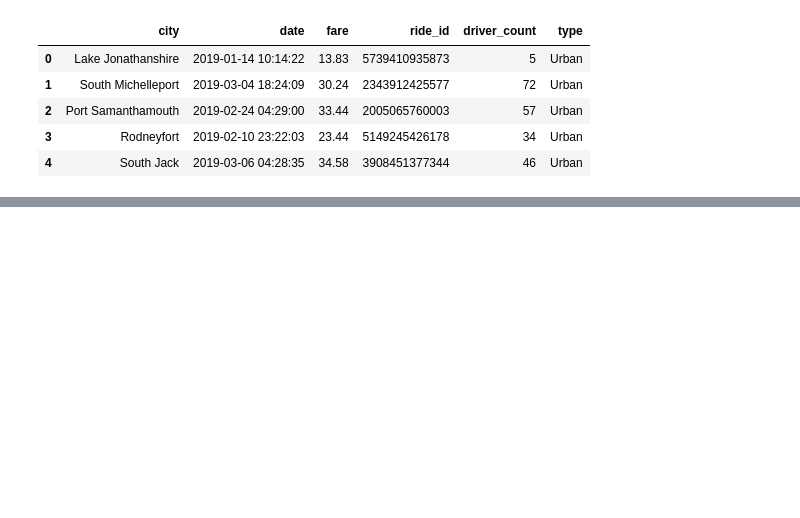
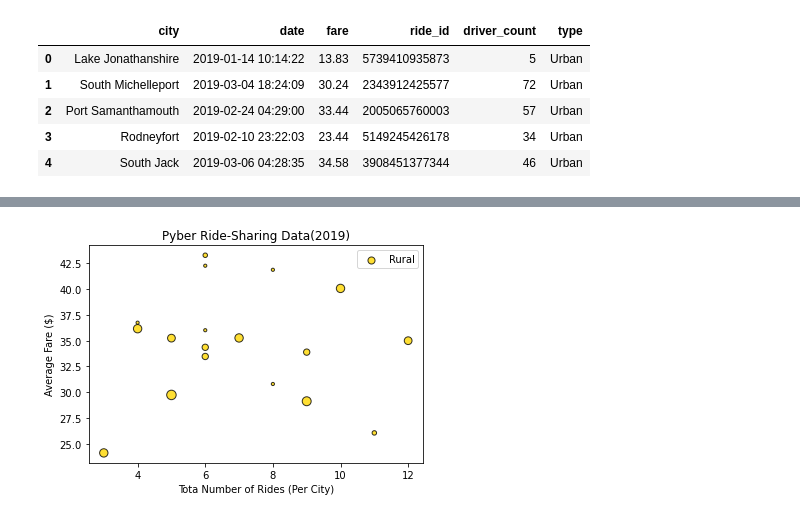
Before and after one commit to shawnkitagawa/PyBer_Analysis, a Jupyter notebook: Pyber.ipynb, the cells around one changed output, grey strips where cells are left out. Cells and saved outputs as stored; diff of their text form; code cells hidden in the pictures; blank space fills up the shorter version.

```diff
--- a/Pyber.ipynb
+++ b/Pyber.ipynb
@@ -116,0 +162,5 @@ pyber_data_df.head()
+# %%
+#Rural city DataFrame
+
+rural_cities_df = pyber_data_df.loc[pyber_data_df["type"] == "Rural"]
+rural_cities_df.head(10)
@@ -116,0 +206,5 @@ pyber_data_df.head()
+# %%
+# Get the number of rides of rural cities
+rural_ride_count = rural_cities_df.groupby(by = "city").count()["ride_id"]
+
+rural_ride_count.head()
@@ -116,0 +245,3 @@ pyber_data_df.head()
+# %%
+rural_avg_fare = rural_cities_df.groupby(by = "city").mean()["fare"]
+rural_avg_fare.head()
@@ -116,0 +280,3 @@ pyber_data_df.head()
+# %%
+rural_driver_count = rural_cities_df.groupby(by = "city").mean()["driver_count"]
+rural_driver_count.head()
@@ -116,0 +317,12 @@ pyber_data_df.head()
+# %%
+#Build the scater plots for the rural cities
+plt.scatter(rural_ride_count, rural_avg_fare, s = 10 *rural_driver_count, label ="Rural", color = "gold", edgecolor = "black"
+           , alpha = 0.8, linewidths = 1)
+plt.title("Pyber Ride-Sharing Data(2019)")
+plt.xlabel("Tota Number of Rides (Per City)")
+plt.ylabel("Average Fare ($)")
+
+plt.legend()
+plt.show()
+# %% [output]
+[figure, added]
```
Also changed, not shown: parts of 75 cells of this notebook, 7 other files.
